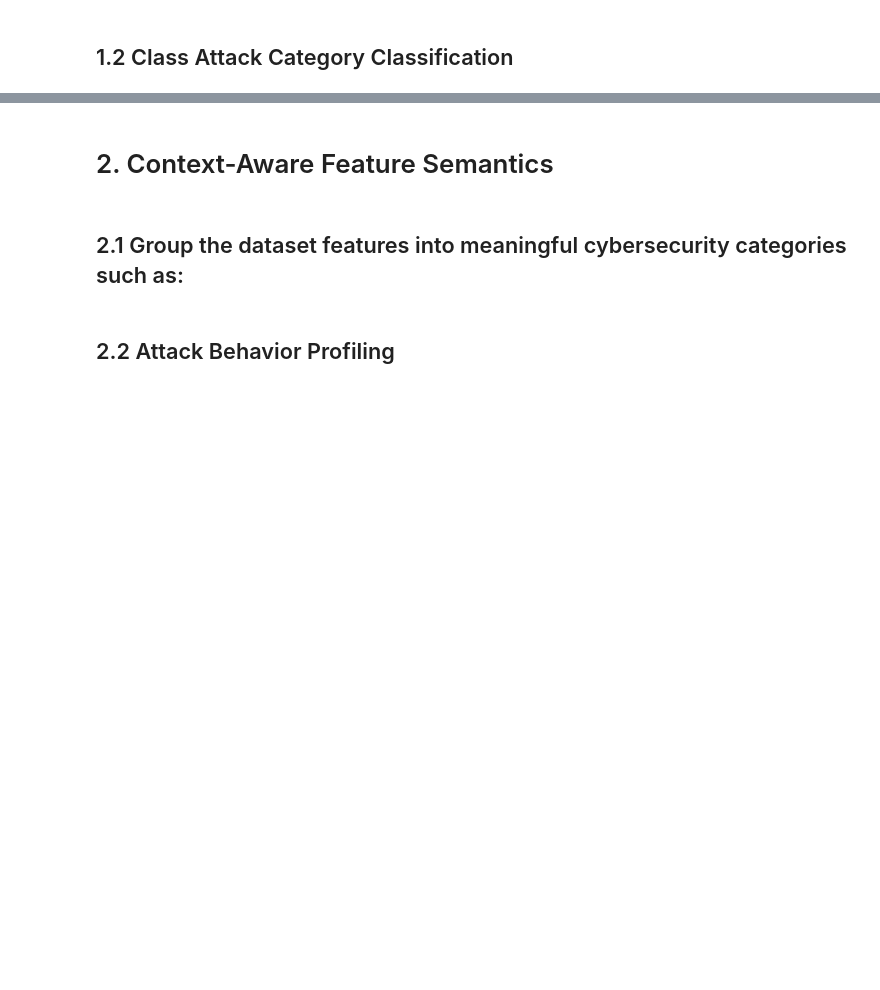
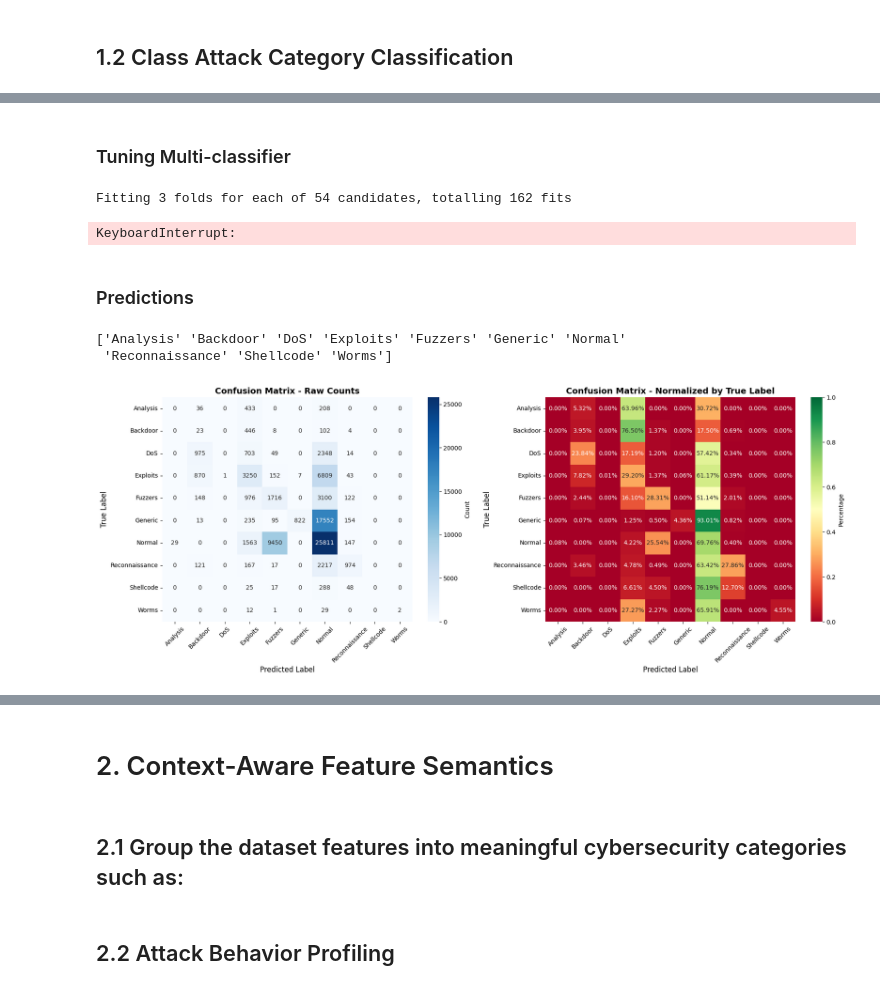
Before and after one commit to ianiskelf/INF6422E-Lab4, a Jupyter notebook: Lab4.ipynb, the cells around one changed output, grey strips where cells are left out. Drawn from its saved outputs; the diff is of its cells as text; code cells hidden in the pictures; blank space fills up the shorter version.

Commit message:
multi-class - not very good

```diff
--- a/Lab4.ipynb
+++ b/Lab4.ipynb
@@ -223,0 +269,2 @@ y_test_class = testing_set["attack_cat"]
+# %% [markdown]
+### Tuning Multi-classifier
@@ -223,0 +275,76 @@ y_test_class = testing_set["attack_cat"]
+# %%
+params = {
+    'n_estimators': [200, 500, 1000],
+    'learning_rate': [0.01, 0.05, 0.1],
+    'max_depth': [2, 3, 5]
+}
+
+start_time = time.time()
+
+gs = GridSearchCV(XGBClassifier(n_jobs=-1, objective='multi:softprob', eval_metric='mlogloss'), params, n_jobs=-1, cv=3, scoring='f1_macro', verbose=3)
+gs.fit(X_train_class, y_train_class_encoded)
+
+end_time = time.time()
+
+print('Best score:', gs.best_score_)
+print('Best params:', gs.best_params_)
+print(f"Time taken for grid search: {(end_time - start_time)/60:.1f} minutes")
+# %% [output]
+Fitting 3 folds for each of 54 candidates, totalling 162 fits
+KeyboardInterrupt:
+# %% [markdown]
+### Predictions
+# %%
+# Multi-class classification with XGBoost
+
+from xgboost import XGBClassifier
+
+# create model instance
+bst = XGBClassifier(n_estimators=100, max_depth=4, learning_rate=0.01, objective='multi:softprob', num_class=len(le.classes_), eval_metric='mlogloss')
+# fit model
+bst.fit(X_train_class, y_train_class_encoded)
+# make predictions
+preds = bst.predict(X_test_class)
+# %%
+# Multiclass confusion matrix
+
+# Confusion matrix
+from sklearn.metrics import confusion_matrix
+import seaborn as sns
+import matplotlib.pyplot as plt
+import numpy as np
+target_names = le.classes_
+print(target_names)
+
+cm = confusion_matrix(y_test_class_encoded, preds)
+
+# Create figure with two subplots
+fig, axes = plt.subplots(1, 2, figsize=(18, 7))
+
+# Plot 1: Raw counts
+sns.heatmap(cm, annot=True, fmt='d', cmap='Blues', ax=axes[0],
+            xticklabels=target_names, yticklabels=target_names,
+            cbar_kws={'label': 'Count'})
+axes[0].set_title('Confusion Matrix - Raw Counts', fontsize=14, fontweight='bold')
+axes[0].set_ylabel('True Label', fontsize=12)
+axes[0].set_xlabel('Predicted Label', fontsize=12)
+axes[0].tick_params(axis='x', rotation=45)
+axes[0].tick_params(axis='y', rotation=0)
+
+# Plot 2: Normalized (percentage per true class)
+cm_normalized = cm.astype('float') / cm.sum(axis=1)[:, np.newaxis]
+sns.heatmap(cm_normalized, annot=True, fmt='.2%', cmap='RdYlGn', ax=axes[1],
+            xticklabels=target_names, yticklabels=target_names,
+            cbar_kws={'label': 'Percentage'}, vmin=0, vmax=1)
+axes[1].set_title('Confusion Matrix - Normalized by True Label', fontsize=14, fontweight='bold')
+axes[1].set_ylabel('True Label', fontsize=12)
+axes[1].set_xlabel('Predicted Label', fontsize=12)
+axes[1].tick_params(axis='x', rotation=45)
+axes[1].tick_params(axis='y', rotation=0)
+
+plt.tight_layout()
+plt.show()
+# %% [output]
+['Analysis' 'Backdoor' 'DoS' 'Exploits' 'Fuzzers' 'Generic' 'Normal'
+ 'Reconnaissance' 'Shellcode' 'Worms']
+[figure, added]
```
Also changed, not shown: parts of 10 cells of this notebook.
